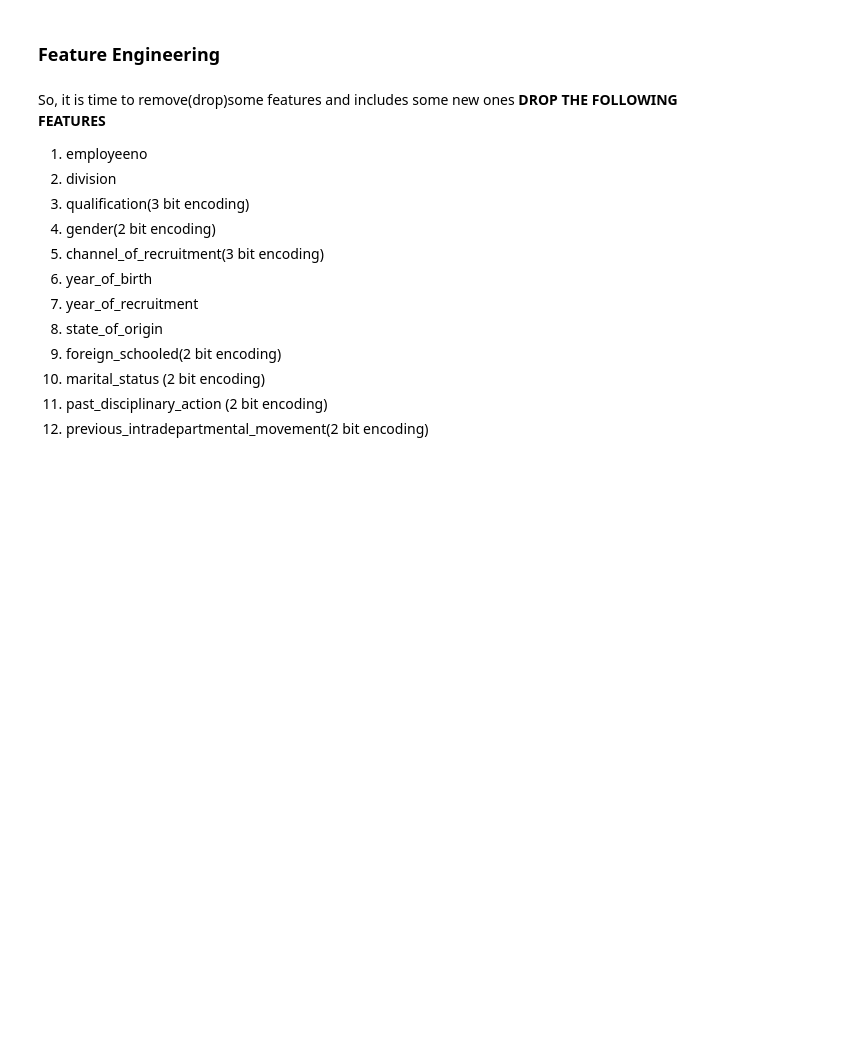
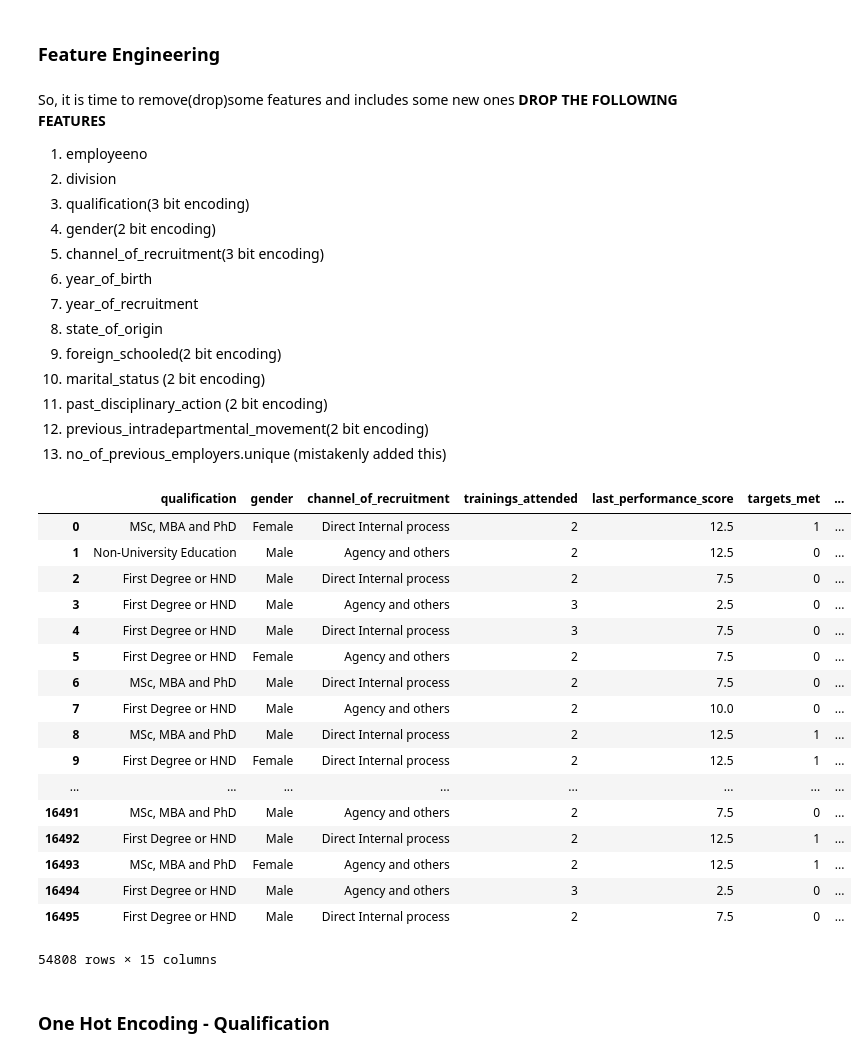
Before and after one commit to Xx1235/DSN-Staff-Promotion-Algorithm, a Jupyter notebook: dsn_yakubu.ipynb, the cells around one changed output. Cells and saved outputs as stored; diff of their text form; code cells hidden in the pictures; blank space fills up the shorter version.

```diff
--- a/dsn_yakubu.ipynb
+++ b/dsn_yakubu.ipynb
@@ -826,3 +826,6 @@ df['no_of_previous_employers'] = df['no_of_previous_employers'].replace('More th
 print(len(df.no_of_previous_employers.unique()), ':', df.no_of_previous_employers.unique())
 # %% [output]
 7 : ['0' '1' '4' '3' '2' 6 '5']
+# %%
+#changing all the values in the no_previous_employers column to numeric
+df['no_of_previous_employers'] = pd.to_numeric(df["no_of_previous_employers"])
@@ -843,3 +858,26 @@ So, it is time to remove(drop)some features and includes some new ones
 10. marital_status (2 bit encoding)
 11. past_disciplinary_action (2 bit encoding)
 12. previous_intradepartmental_movement(2 bit encoding)
+13. no_of_previous_employers.unique (mistakenly added this)
+# %%
+df.drop(columns = ['employeeno', 'division', 'year_of_birth', 'year_of_recruitment', 'state_of_origin',
+                  'no_of_previous_employers.unique'])
+# %% [output]
+|  | qualification | gender | channel_of_recruitment | trainings_attended | last_performance_score | targets_met | ... |
+| 0 | MSc, MBA and PhD | Female | Direct Internal process | 2 | 12.5 | 1 | ... |
+| 1 | Non-University Education | Male | Agency and others | 2 | 12.5 | 0 | ... |
+| 2 | First Degree or HND | Male | Direct Internal process | 2 | 7.5 | 0 | ... |
+| 3 | First Degree or HND | Male | Agency and others | 3 | 2.5 | 0 | ... |
+| 4 | First Degree or HND | Male | Direct Internal process | 3 | 7.5 | 0 | ... |
+| 5 | First Degree or HND | Female | Agency and others | 2 | 7.5 | 0 | ... |
+| 6 | MSc, MBA and PhD | Male | Direct Internal process | 2 | 7.5 | 0 | ... |
+| 7 | First Degree or HND | Male | Agency and others | 2 | 10.0 | 0 | ... |
+| 8 | MSc, MBA and PhD | Male | Direct Internal process | 2 | 12.5 | 1 | ... |
+| 9 | First Degree or HND | Female | Direct Internal process | 2 | 12.5 | 1 | ... |
+| ... | ... | ... | ... | ... | ... | ... | ... |
+| 16491 | MSc, MBA and PhD | Male | Agency and others | 2 | 7.5 | 0 | ... |
+| 16492 | First Degree or HND | Male | Direct Internal process | 2 | 12.5 | 1 | ... |
+| 16493 | MSc, MBA and PhD | Female | Agency and others | 2 | 12.5 | 1 | ... |
+| 16494 | First Degree or HND | Male | Agency and others | 3 | 2.5 | 0 | ... |
+| 16495 | First Degree or HND | Male | Direct Internal process | 2 | 7.5 | 0 | ... |
+54808 rows × 15 columns
@@ -845,0 +891,2 @@ So, it is time to remove(drop)some features and includes some new ones
+# %% [markdown]
+### One Hot Encoding - Qualification
```
Also changed, not shown: parts of 4 cells of this notebook.
